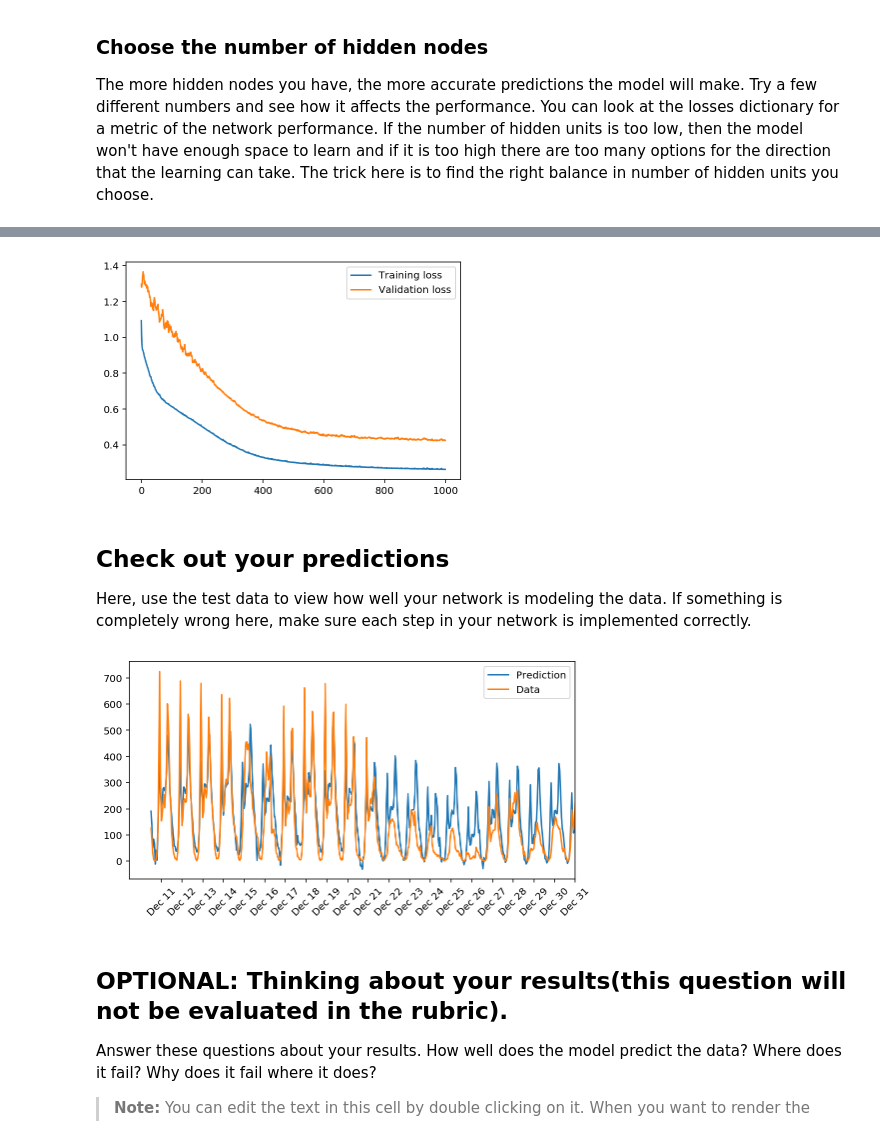
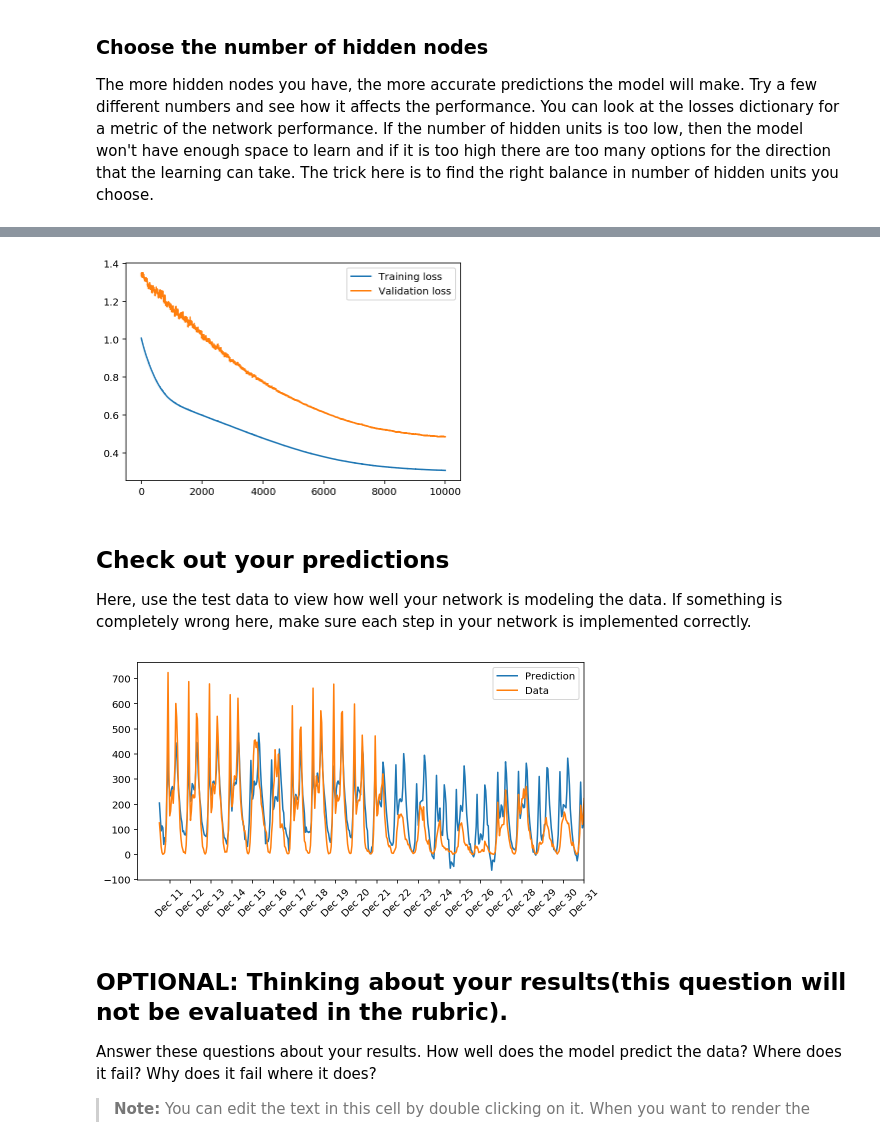
Before and after one commit to mzsrtgzr2/deepLearning-nanodegree, a Jupyter notebook: project-1/DLND Your first neural network.ipynb, the cells around one changed output, grey strips where cells are left out. Saved outputs shown, nothing was run; the diff lists cells and outputs as text; code cells hidden in the pictures.

```diff
--- a/project-1/DLND Your first neural network.ipynb
+++ b/project-1/DLND Your first neural network.ipynb
@@ -301,9 +301,9 @@ The more hidden nodes you have, the more accurate predictions the model will mak
 import sys
 
 ### Set the hyperparameters here ###
-iterations = 1000
-learning_rate = 0.2
-hidden_nodes = 5
+iterations = 10000
+learning_rate = 0.01
+hidden_nodes = 25#20
 output_nodes = 1
 
 N_i = train_features.shape[1]
@@ -339,4 +339,4 @@ Progress: 99.9% ... Training loss: 0.262 ... Validation loss: 0.423
-[figure, old version]
+[figure, new version]
 # %% [markdown]
 ## Check out your predictions
 
@@ -356,7 +356,7 @@ dates = dates.apply(lambda d: d.strftime('%b %d'))
 ax.set_xticks(np.arange(len(dates))[12::24])
 _ = ax.set_xticklabels(dates[12::24], rotation=45)
 # %% [output]
-[figure, old version]
+[figure, new version]
 # %% [markdown]
 ## OPTIONAL: Thinking about your results(this question will not be evaluated in the rubric).
 
```
Also changed, not shown: parts of 2 cells of this notebook, 2 other files.
